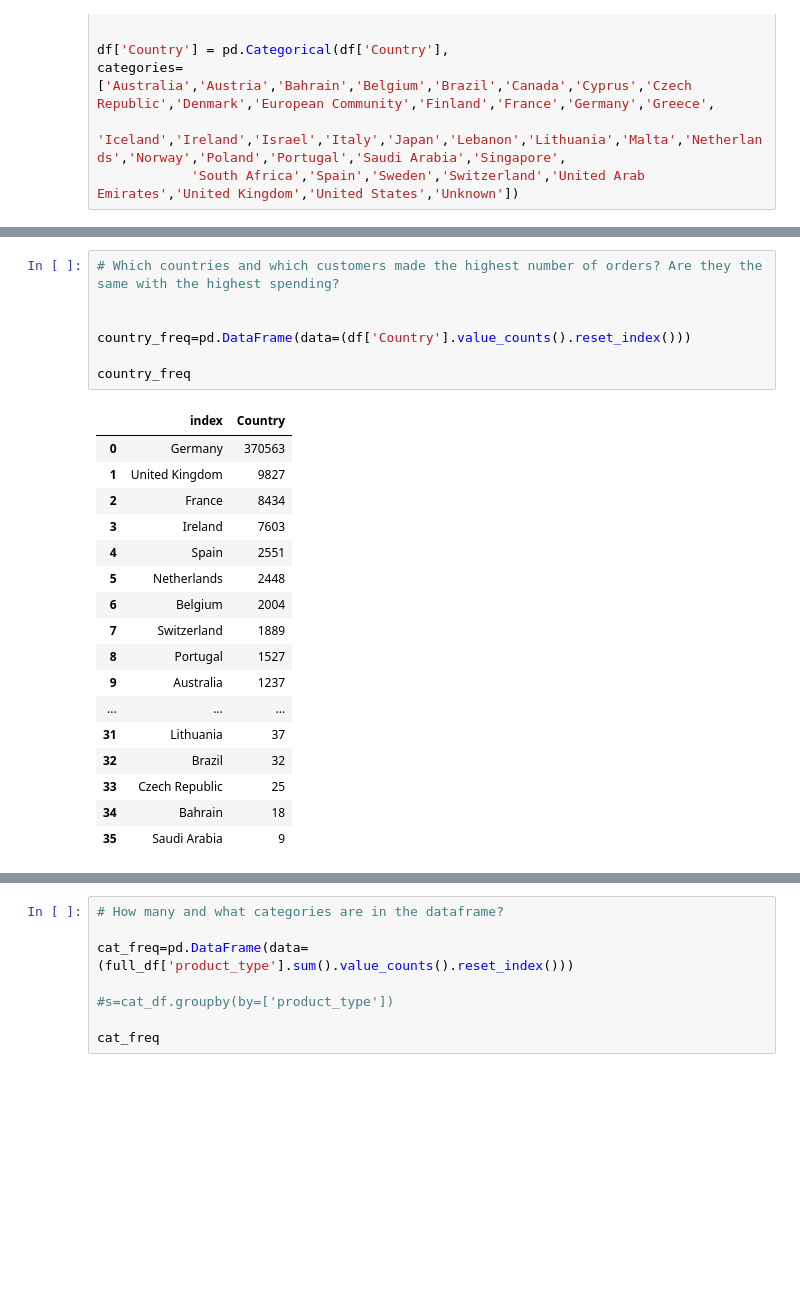
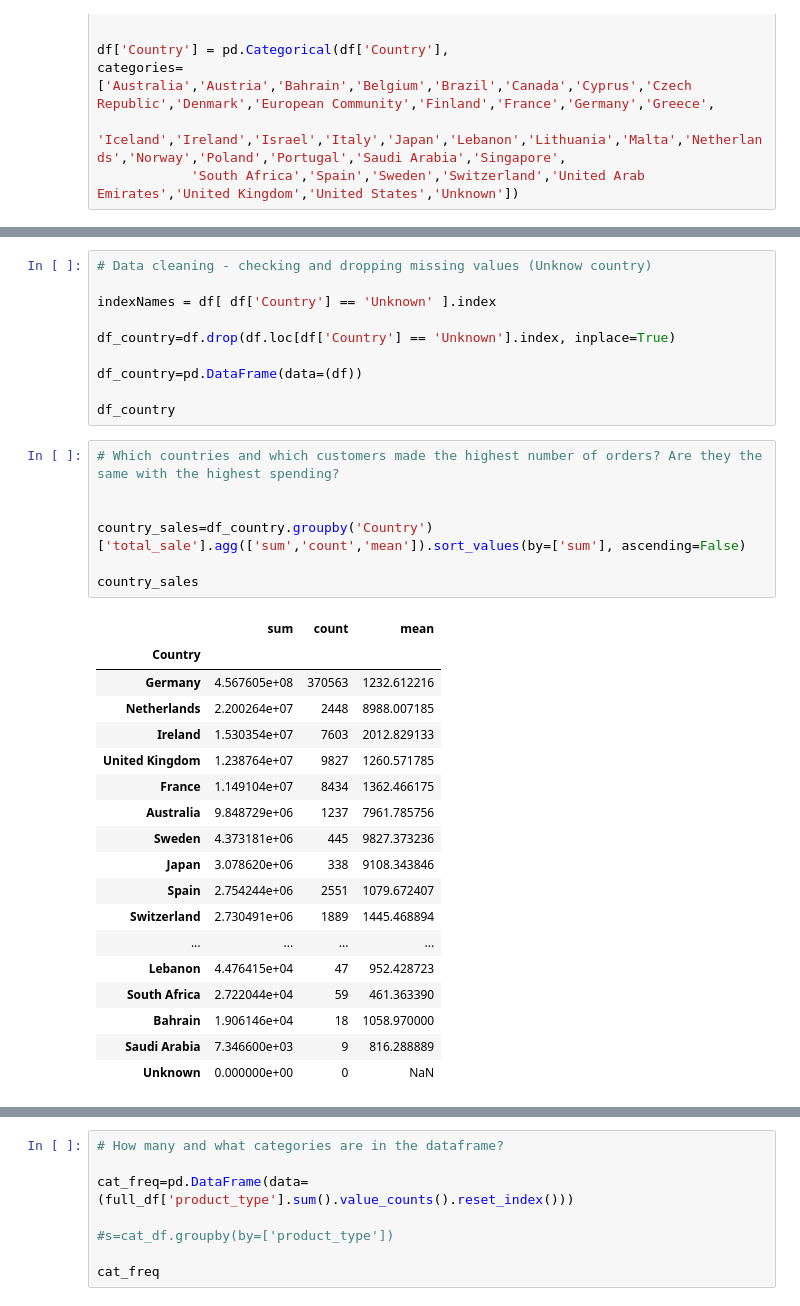
Before and after one commit to Jacopo-Spadon/E-Commerce, a Jupyter notebook: Ecom20too.ipynb, the cells around one changed output, grey strips where cells are left out. Drawn from its saved outputs; the diff is of its cells as text; blank space fills up the shorter version.

Commit message:
country and sales

```diff
--- a/Ecom20too.ipynb
+++ b/Ecom20too.ipynb
@@ -230,28 +235,39 @@ memory usage: 35.6+ MB
 | 126 | Canon EF-S 55-250mm f/4-5.6 IS ST... | dslr camera | 4.7 | 2400 | B00EP71ETU | 78536591 | 4 | 180.00 | 720.00 | ... |
 | 127 | Hicober USB C to SD Card Reader, ... | dslr camera | 4.7 | 1973 | B07T55DL33 | 78536590 | 8 | 12.95 | 103.60 | ... |
 | 128 | Replacement Canon Camera USB Cabl... | dslr camera | 4.3 | 459 | B073BZGNCC | 78536588 | 6 | 7.85 | 47.10 | ... |
+# %%
+# Data cleaning - checking and dropping missing values (Unknow country)
+
+indexNames = df[ df['Country'] == 'Unknown' ].index
+
+df_country=df.drop(df.loc[df['Country'] == 'Unknown'].index, inplace=True)
+
+df_country=pd.DataFrame(data=(df))
+
+df_country
 # %%
 # Which countries and which customers made the highest number of orders? Are they the same with the highest spending?
 
 
-country_freq=pd.DataFrame(data=(df['Country'].value_counts().reset_index()))
+country_sales=df_country.groupby('Country')['total_sale'].agg(['sum','count','mean']).sort_values(by=['sum'], ascending=False)
 
-country_freq
+country_sales
 # %% [output]
-|  | index | Country |
-| 0 | Germany | 370563 |
-| 1 | United Kingdom | 9827 |
-| 2 | France | 8434 |
-| 3 | Ireland | 7603 |
-| 4 | Spain | 2551 |
-| 5 | Netherlands | 2448 |
-| 6 | Belgium | 2004 |
-| 7 | Switzerland | 1889 |
-| 8 | Portugal | 1527 |
-| 9 | Australia | 1237 |
-| ... | ... | ... |
-| 31 | Lithuania | 37 |
-| 32 | Brazil | 32 |
-| 33 | Czech Republic | 25 |
-| 34 | Bahrain | 18 |
-| 35 | Saudi Arabia | 9 |
+|  | sum | count | mean |
+| Country |  |  |  |
+| Germany | 4.567605e+08 | 370563 | 1232.612216 |
+| Netherlands | 2.200264e+07 | 2448 | 8988.007185 |
+| Ireland | 1.530354e+07 | 7603 | 2012.829133 |
+| United Kingdom | 1.238764e+07 | 9827 | 1260.571785 |
+| France | 1.149104e+07 | 8434 | 1362.466175 |
+| Australia | 9.848729e+06 | 1237 | 7961.785756 |
+| Sweden | 4.373181e+06 | 445 | 9827.373236 |
+| Japan | 3.078620e+06 | 338 | 9108.343846 |
+| Spain | 2.754244e+06 | 2551 | 1079.672407 |
+| Switzerland | 2.730491e+06 | 1889 | 1445.468894 |
+| ... | ... | ... | ... |
+| Lebanon | 4.476415e+04 | 47 | 952.428723 |
+| South Africa | 2.722044e+04 | 59 | 461.363390 |
+| Bahrain | 1.906146e+04 | 18 | 1058.970000 |
+| Saudi Arabia | 7.346600e+03 | 9 | 816.288889 |
+| Unknown | 0.000000e+00 | 0 | NaN |
```
Also changed, not shown: parts of 3 cells of this notebook.
